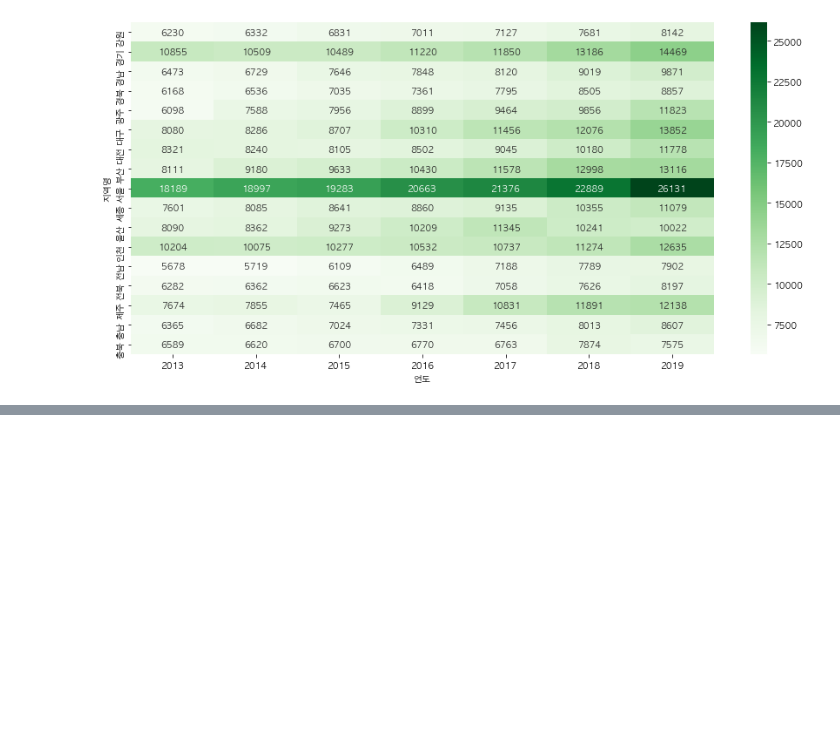
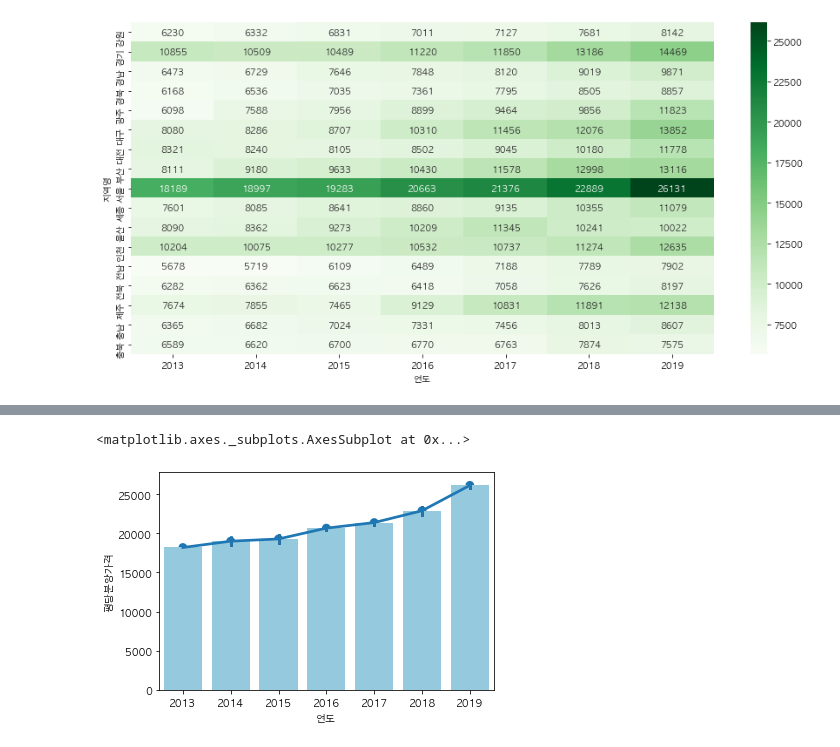
Before and after one commit to yekyung2/Python-DataAnalysis, a Jupyter notebook: practice1.ipynb, the cells around one changed output, grey strips where cells are left out. Drawn from its saved outputs; the diff is of its cells as text; code cells hidden in the pictures; blank space fills up the shorter version.

```diff
--- a/practice1.ipynb
+++ b/practice1.ipynb
@@ -1295,0 +1315,9 @@ sns.heatmap(g.T, annot=True, fmt=".0f", cmap='Greens')
+# %%
+# 서울만 barplot으로 그리기
+df_seoul = df[df['지역명'] == '서울'].copy()
+# %%
+sns.barplot(data=df_seoul, x='연도', y='평당분양가격', color="skyblue")
+sns.pointplot(data=df_seoul, x='연도', y='평당분양가격')
+# %% [output]
+<matplotlib.axes._subplots.AxesSubplot at 0x...>
+[figure, added]
```
Also changed, not shown: parts of 20 cells of this notebook.
